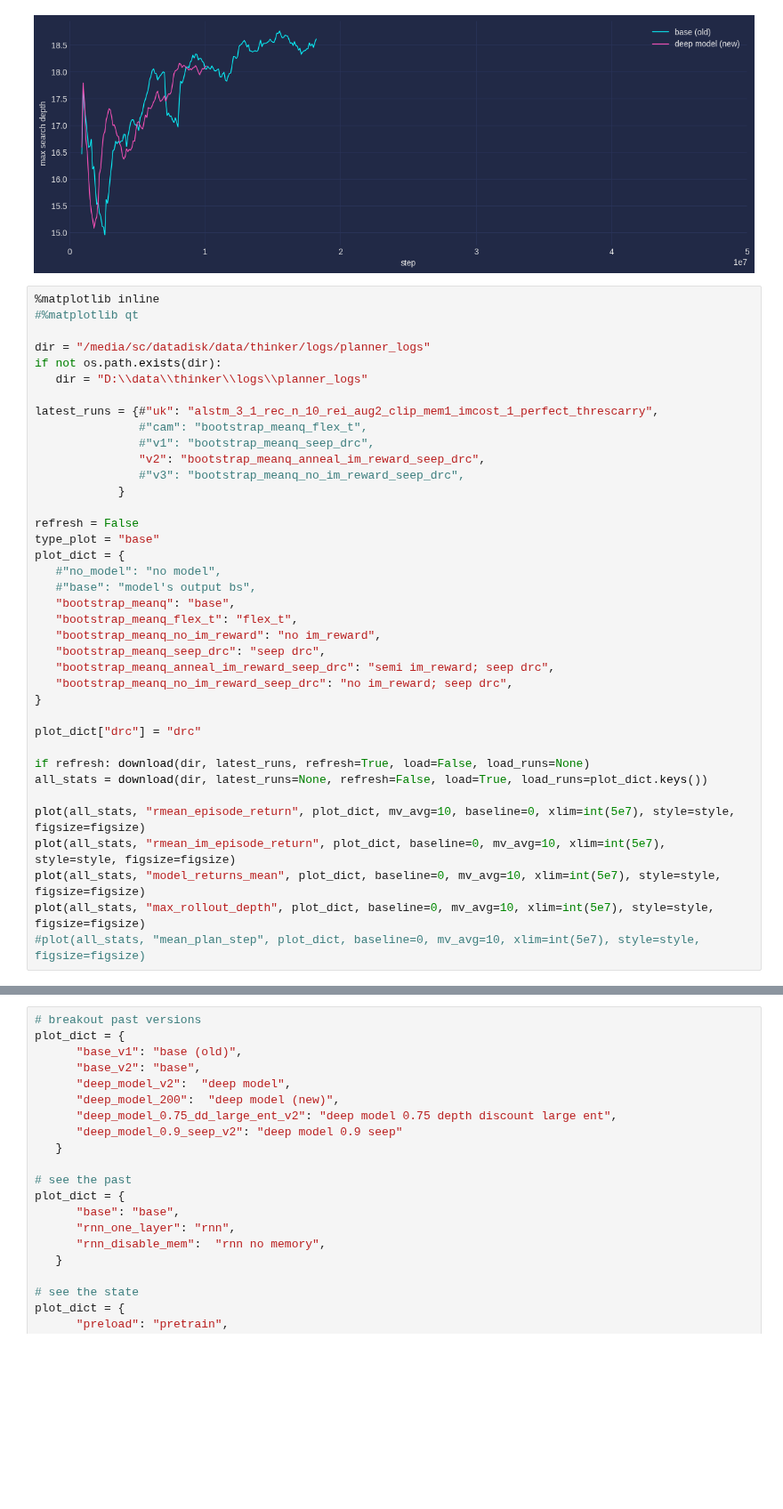
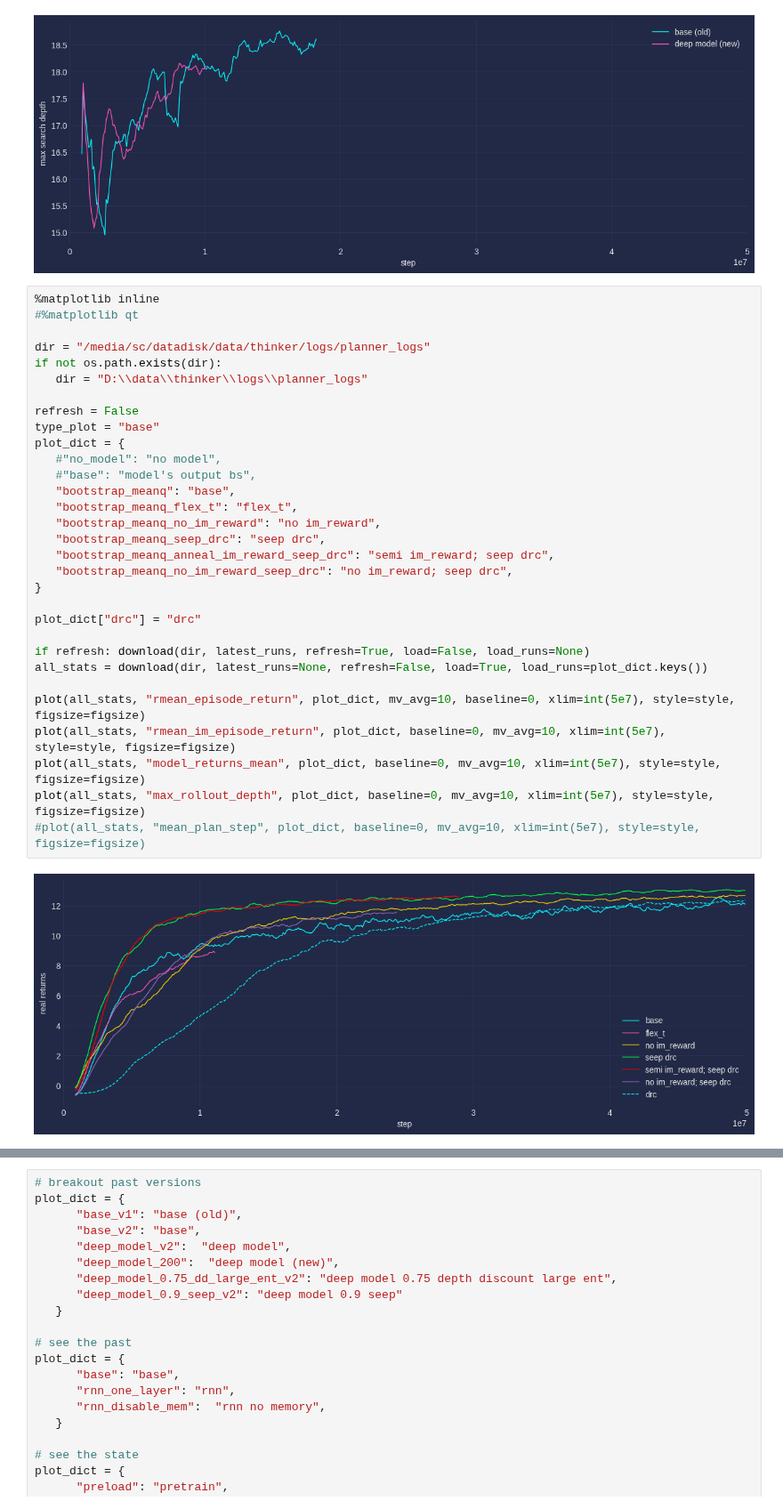
Before and after one commit to tuphs28/thinker_private_planning, a Jupyter notebook: plot.ipynb, the cells around one changed output, grey strips where cells are left out. Shown at 89% size. Cells and saved outputs as stored; diff of their text form; blank space fills up the shorter version.

```diff
--- a/plot.ipynb
+++ b/plot.ipynb
@@ -264,37 +267,32 @@ plot(all_stats, "max_rollout_depth", plot_dict, baseline=0, mv_avg=10, xlim=int(
 %matplotlib inline
 #%matplotlib qt
 
 dir = "/media/sc/datadisk/data/thinker/logs/planner_logs"
 if not os.path.exists(dir):
    dir = "D:\\data\\thinker\\logs\\planner_logs"
-
-latest_runs = {#"uk": "alstm_3_1_rec_n_10_rei_aug2_clip_mem1_imcost_1_perfect_threscarry",
-               #"cam": "bootstrap_meanq_flex_t",
-               #"v1": "bootstrap_meanq_seep_drc",
-               "v2": "bootstrap_meanq_anneal_im_reward_seep_drc",
-               #"v3": "bootstrap_meanq_no_im_reward_seep_drc",
-            }
 
 refresh = False
 type_plot = "base"
 plot_dict = {
    #"no_model": "no model",
    #"base": "model's output bs",
    "bootstrap_meanq": "base",
    "bootstrap_meanq_flex_t": "flex_t",
    "bootstrap_meanq_no_im_reward": "no im_reward",
    "bootstrap_meanq_seep_drc": "seep drc",
    "bootstrap_meanq_anneal_im_reward_seep_drc": "semi im_reward; seep drc",
    "bootstrap_meanq_no_im_reward_seep_drc": "no im_reward; seep drc",
 }
 
 plot_dict["drc"] = "drc"
 
 if refresh: download(dir, latest_runs, refresh=True, load=False, load_runs=None)
 all_stats = download(dir, latest_runs=None, refresh=False, load=True, load_runs=plot_dict.keys())
 
 plot(all_stats, "rmean_episode_return", plot_dict, mv_avg=10, baseline=0, xlim=int(5e7), style=style, figsize=figsize)
 plot(all_stats, "rmean_im_episode_return", plot_dict, baseline=0, mv_avg=10, xlim=int(5e7), style=style, figsize=figsize)
 plot(all_stats, "model_returns_mean", plot_dict, baseline=0, mv_avg=10, xlim=int(5e7), style=style, figsize=figsize)
 plot(all_stats, "max_rollout_depth", plot_dict, baseline=0, mv_avg=10, xlim=int(5e7), style=style, figsize=figsize)
 #plot(all_stats, "mean_plan_step", plot_dict, baseline=0, mv_avg=10, xlim=int(5e7), style=style, figsize=figsize)
+# %% [output]
+[figure, added]
```
Also changed, not shown: parts of 2 cells of this notebook, 10 other files.
